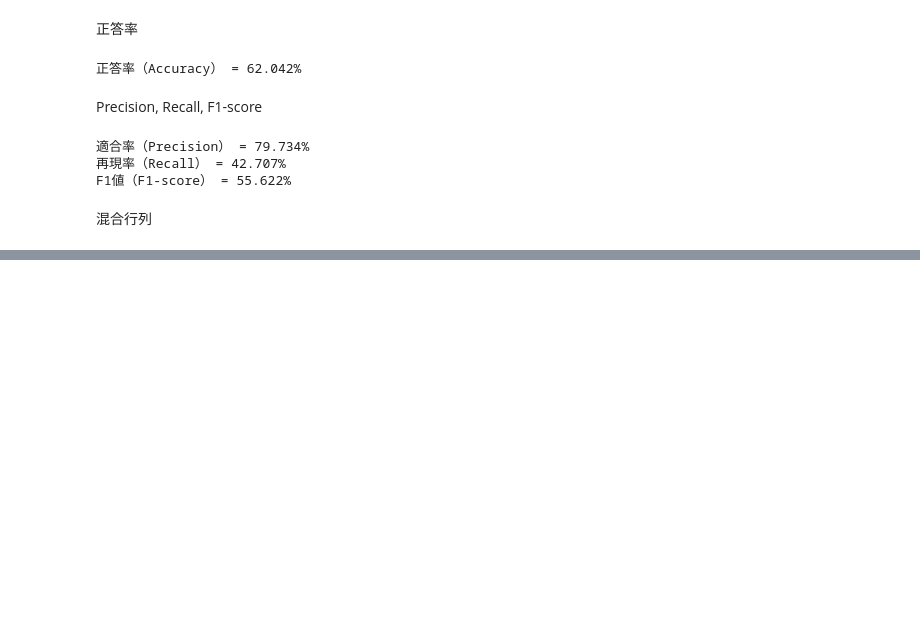
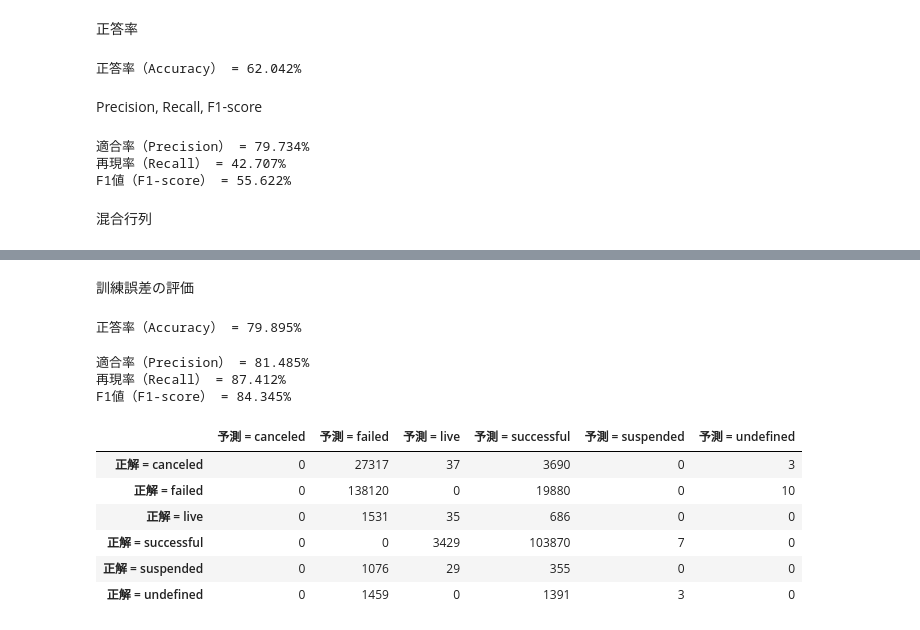
Before and after one commit to jo-315/SUAI_publish, a Jupyter notebook: SUAI_Classification/main.ipynb, the cells around one changed output, grey strips where cells are left out. Drawn from its saved outputs; the diff is of its cells as text; code cells hidden in the pictures; blank space fills up the shorter version.

```diff
--- a/SUAI_Classification/main.ipynb
+++ b/SUAI_Classification/main.ipynb
@@ -147,0 +194,16 @@ conf_mat
+# %% [markdown]
+訓練誤差の評価
+# %%
+evaluation(y_train, y_pred_train)
+# %% [output]
+正答率（Accuracy） = 79.895%
+適合率（Precision） = 81.485%
+再現率（Recall） = 87.412%
+F1値（F1-score） = 84.345%
+|  | 予測 = canceled | 予測 = failed | 予測 = live | 予測 = successful | 予測 = suspended | 予測 = undefined |
+| 正解 = canceled | 0 | 27317 | 37 | 3690 | 0 | 3 |
+| 正解 = failed | 0 | 138120 | 0 | 19880 | 0 | 10 |
+| 正解 = live | 0 | 1531 | 35 | 686 | 0 | 0 |
+| 正解 = successful | 0 | 0 | 3429 | 103870 | 7 | 0 |
+| 正解 = suspended | 0 | 1076 | 29 | 355 | 0 | 0 |
+| 正解 = undefined | 0 | 1459 | 0 | 1391 | 3 | 0 |
```
Also changed, not shown: parts of 42 cells of this notebook.
